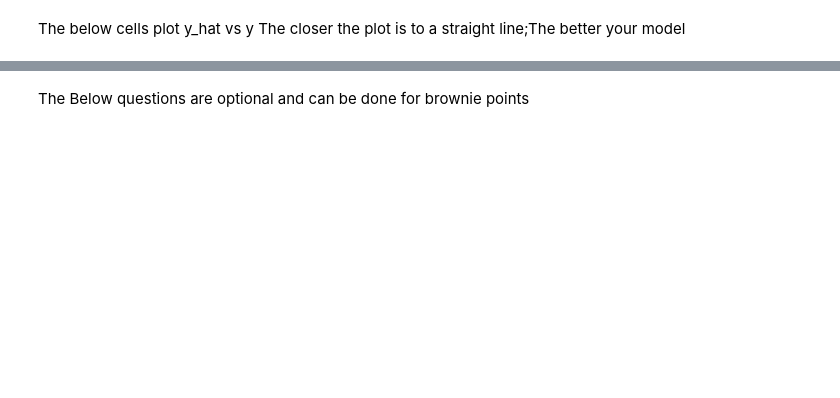
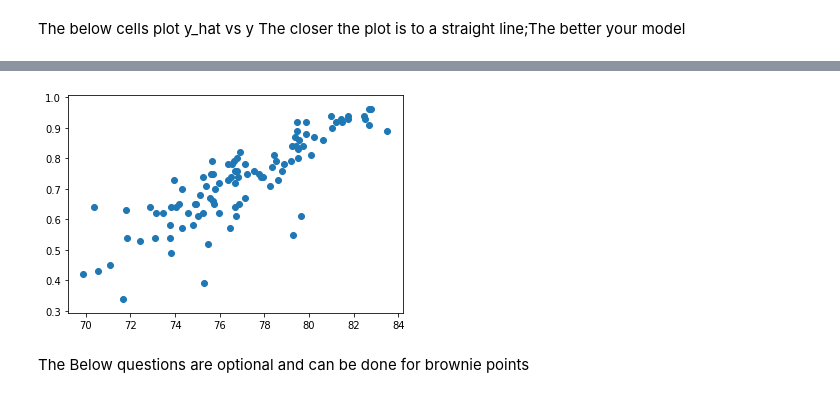
Before and after one commit to AnirudhAchal/Linear-Regression-From-Scratch, a Jupyter notebook: ML take home/Q1/take-home.ipynb, the cells around one changed output, grey strips where cells are left out. Drawn from its saved outputs; the diff is of its cells as text; code cells hidden in the pictures; blank space fills up the shorter version.

```diff
--- a/ML take home/Q1/take-home.ipynb
+++ b/ML take home/Q1/take-home.ipynb
@@ -197,6 +212,8 @@ plt.show()
 # %%
-plt.scatter(pred_test,Y_ts)
+plt.scatter(pred_test, y_test)
 plt.show()
+# %% [output]
+[figure, added]
 # %% [markdown]
 The Below questions are optional and can be done for brownie points
 # %%
```
Also changed, not shown: parts of 7 cells of this notebook.
